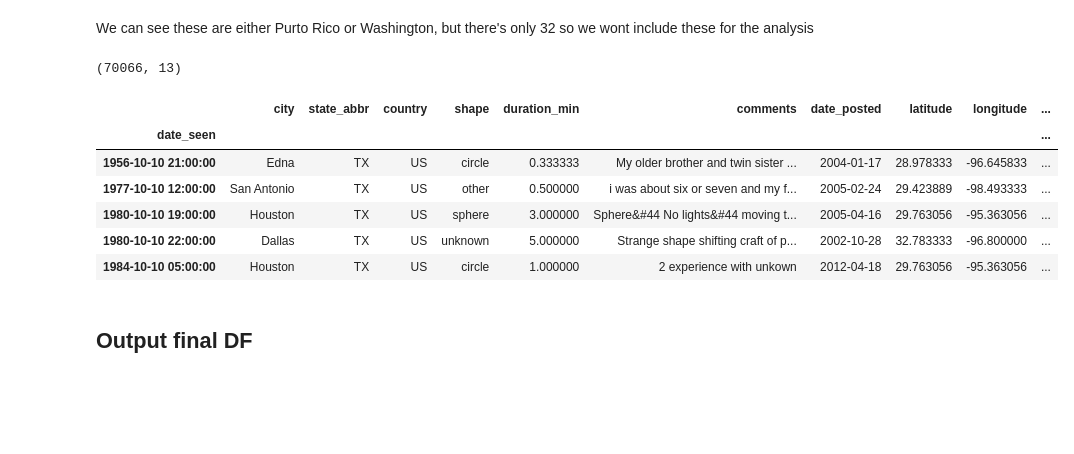
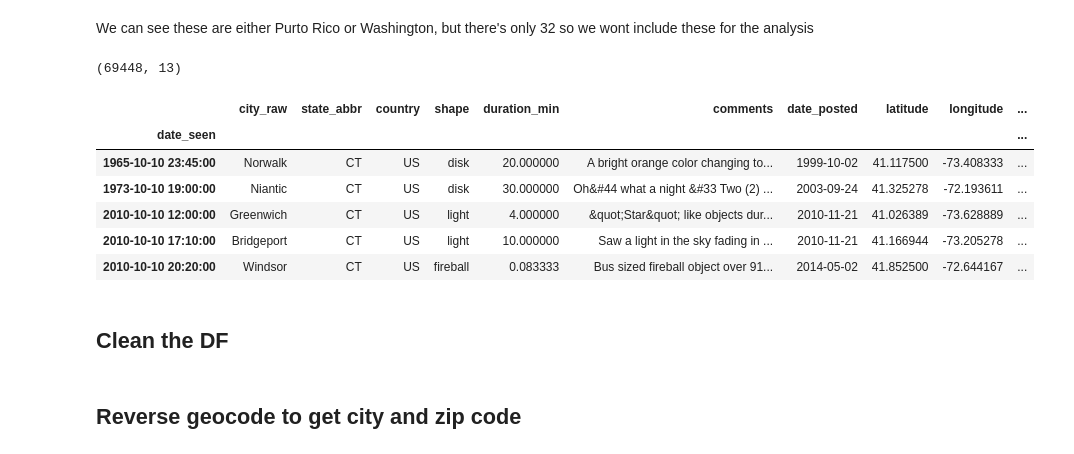
Before and after one commit to CelineChen0211/141B-Final-Project, a Jupyter notebook: PreProcessUFO_nick.ipynb, the cells around one changed output. Saved outputs shown, nothing was run; the diff lists cells and outputs as text; code cells hidden in the pictures; blank space fills up the shorter version.

```diff
--- a/PreProcessUFO_nick.ipynb
+++ b/PreProcessUFO_nick.ipynb
@@ -9,7 +9,7 @@ ufo_path = '~/Desktop/STA 141B/141B-Final-Project/ufo-sightings/scrubbed.csv'
 
 # http://pandas.pydata.org/pandas-docs/stable/generated/pandas.read_csv.html
 ufos = pd.read_csv(ufo_path, header=0,
-                   names=['date_seen', 'city', 'state_abbr', 'country', 'shape', 'duration_sec',
+                   names=['date_seen', 'city_raw', 'state_abbr', 'country', 'shape', 'duration_sec',
                           'duration_min', 'comments', 'date_posted', 'latitude', 'longitude'],
                    parse_dates=['date_posted'], infer_datetime_format=True)
 
@@ -105,7 +105,7 @@ del ufos['duration_sec']
 ## Reformat names of records & set DateTime index
 # %%
 # upper case words as necessary
-ufos['city'] = ufos['city'].str.title()
+ufos['city_raw'] = ufos['city_raw'].str.title()
 ufos['state_abbr'] = ufos['state_abbr'].str.upper()
 ufos['country'] = ufos['country'].str.upper()
 
@@ -186,27 +186,27 @@ We can see these are either Purto Rico or Washington, but there's only 32 so we
 # %%
 # subset the data to be only the US
 ufos = ufos.loc[ufos['country'] == 'US']
 
-# get records from 1953 and beyond (Natural Disasters starts from 1953 onwards)
-ufos = ufos.loc['1953':]
+# get records from 1965 and beyond (Natural Disasters starts from 1965 onwards)
+ufos = ufos.loc['1965':]
 
 # Here we can merge some specific columns over from the state_table to the ufos DF
 stble_cols = ['abbreviation', 'name', 'census_region_name', 'census_division_name']
 ufos = ufos.reset_index().merge(state_table[stble_cols], how='inner', left_on='state_abbr', right_on='abbreviation').set_index('date_seen')
 
 print ufos.shape
 ufos.head()
 # %% [output]
-(70066, 13)
+(69448, 13)
-|  | city | state_abbr | country | shape | duration_min | comments | date_posted | latitude | longitude | ... |
+|  | city_raw | state_abbr | country | shape | duration_min | comments | date_posted | latitude | longitude | ... |
 | date_seen |  |  |  |  |  |  |  |  |  | ... |
-| 1956-10-10 21:00:00 | Edna | TX | US | circle | 0.333333 | My older brother and twin sister ... | 2004-01-17 | 28.978333 | -96.645833 | ... |
-| 1977-10-10 12:00:00 | San Antonio | TX | US | other | 0.500000 | i was about six or seven and my f... | 2005-02-24 | 29.423889 | -98.493333 | ... |
-| 1980-10-10 19:00:00 | Houston | TX | US | sphere | 3.000000 | Sphere&#44 No lights&#44 moving t... | 2005-04-16 | 29.763056 | -95.363056 | ... |
-| 1980-10-10 22:00:00 | Dallas | TX | US | unknown | 5.000000 | Strange shape shifting craft of p... | 2002-10-28 | 32.783333 | -96.800000 | ... |
-| 1984-10-10 05:00:00 | Houston | TX | US | circle | 1.000000 | 2 experience with unkown | 2012-04-18 | 29.763056 | -95.363056 | ... |
+| 1965-10-10 23:45:00 | Norwalk | CT | US | disk | 20.000000 | A bright orange color changing to... | 1999-10-02 | 41.117500 | -73.408333 | ... |
+| 1973-10-10 19:00:00 | Niantic | CT | US | disk | 30.000000 | Oh&#44 what a night &#33 Two (2) ... | 2003-09-24 | 41.325278 | -72.193611 | ... |
+| 2010-10-10 12:00:00 | Greenwich | CT | US | light | 4.000000 | &quot;Star&quot; like objects dur... | 2010-11-21 | 41.026389 | -73.628889 | ... |
+| 2010-10-10 17:10:00 | Bridgeport | CT | US | light | 10.000000 | Saw a light in the sky fading in ... | 2010-11-21 | 41.166944 | -73.205278 | ... |
+| 2010-10-10 20:20:00 | Windsor | CT | US | fireball | 0.083333 | Bus sized fireball object over 91... | 2014-05-02 | 41.852500 | -72.644167 | ... |
 # %% [markdown]
-## Output final DF
+## Clean the DF
 # %%
 # delete the repeated column (abbreviation) and country (we know its in the US)
 del ufos['abbreviation']
@@ -227,3 +227,5 @@ ufos['shape'] = ufos['shape'].fillna('unknown')
 
 # output the DF
 ufos.to_csv('ufos.csv')
+# %% [markdown]
+## Reverse geocode to get city and zip code
```
Also changed, not shown: parts of 15 cells of this notebook, 1 other file.
